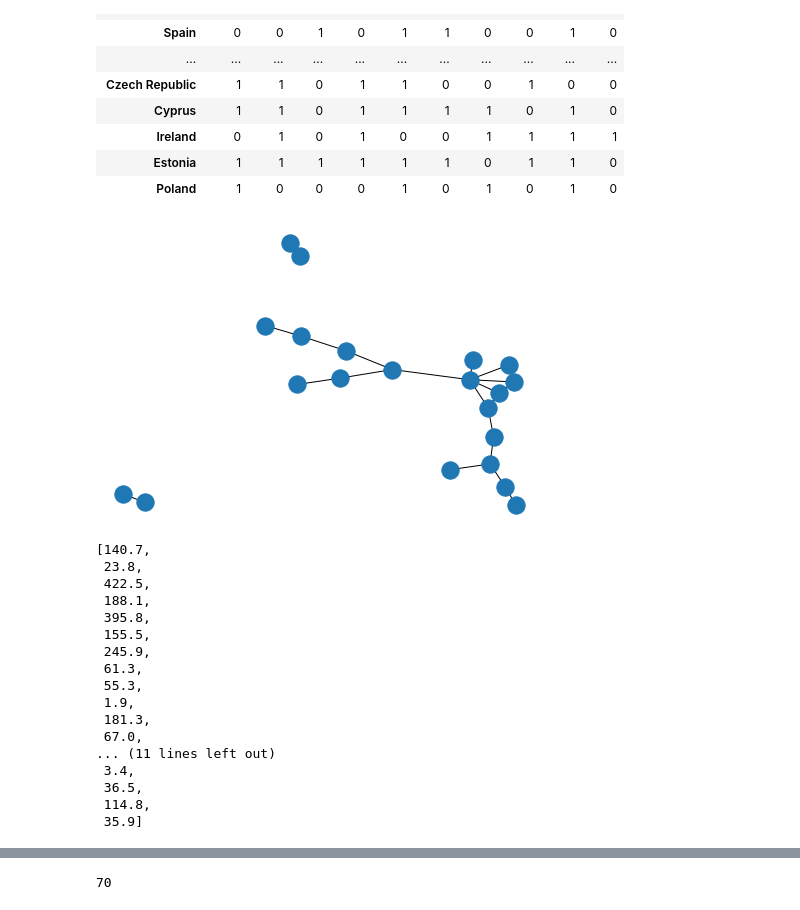
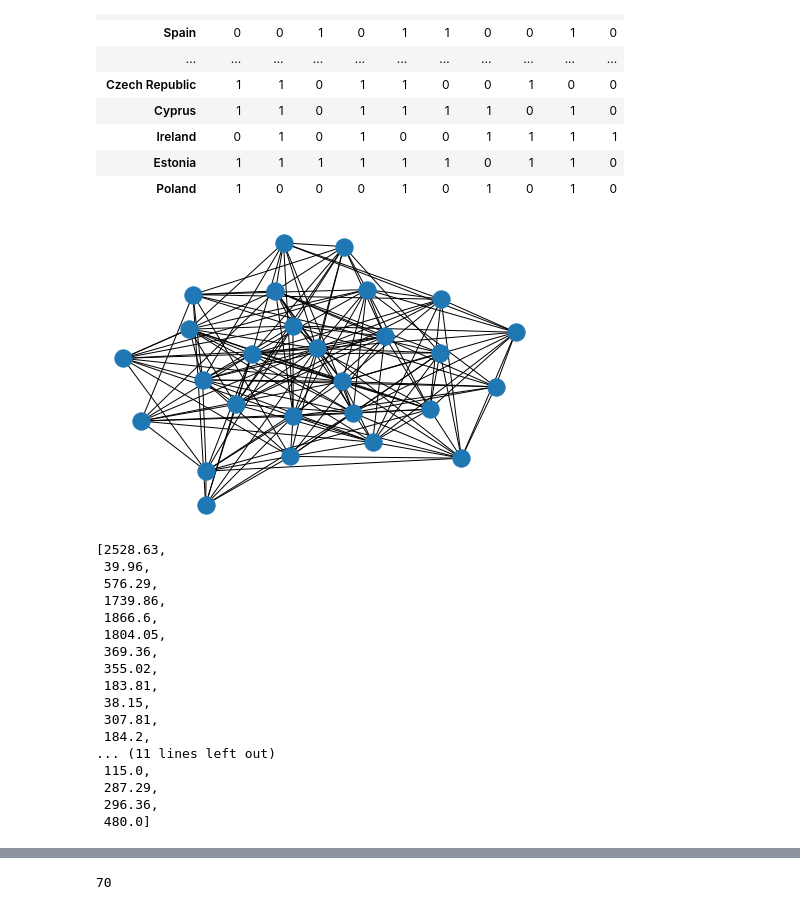
Before and after one commit to positivedefinite/corpgame, a Jupyter notebook: Inspecting genetic results.ipynb, the cells around one changed output, grey strips where cells are left out. Saved outputs shown, nothing was run; the diff lists cells and outputs as text; code cells hidden in the pictures.

```diff
--- a/Inspecting genetic results.ipynb
+++ b/Inspecting genetic results.ipynb
@@ -39,4 +5,5 @@ rmse, abs(arr).mean()
 # %%
-population = pickle.load(open('./data/optimization/population_bigpops_3_9.291.pickle','rb'))
+population = pickle.load(open('./data/optimization/population_random_2.829.pickle','rb'))
+population.sort(key=lambda x: x['error'])
 len(population)
 # %% [output]
@@ -43,0 +32,2 @@ len(population)
+# %%
+population.sort(key=lambda x: len(x['topology']))
@@ -138,41 +136,42 @@ pd.DataFrame(np.array([a[0] for a in p['strategies']]).transpose(), index=countr
 # %%
 # look at the game graph
 hypothesis = population[0]
 game_settings = {
             "start_populations_matrix": hypothesis['starting_state'],
             "topology": hypothesis['topology'],
             'alpha': hypothesis['alpha'],
-            'log_level': "warning"
+            'log_level': "warning",
+            'player_labels':hypothesis['player_labels']
         }
 game = PolymatrixGame(**game_settings)
 import networkx as nx
 G = game.network
 nx.draw(G)
 # %% [output]
-[figure, old version]
+[figure, new version]
 # %%
 # compute gameplay to understand node sizes
 # %%
-node_sizes = [sum(i)/10 for i in population[0]['starting_state']]
+node_sizes = [sum(i)/100 for i in population[0]['starting_state']]
 node_sizes
 # %% [output]
-[140.7,
- 23.8,
- 422.5,
- 188.1,
- 395.8,
- 155.5,
- 245.9,
- 61.3,
- 55.3,
- 1.9,
- 181.3,
- 67.0,
+[2528.63,
+ 39.96,
+ 576.29,
+ 1739.86,
+ 1866.6,
+ 1804.05,
+ 369.36,
+ 355.02,
+ 183.81,
+ 38.15,
+ 307.81,
+ 184.2,
 ... (11 lines left out)
- 3.4,
- 36.5,
- 114.8,
- 35.9]
+ 115.0,
+ 287.29,
+ 296.36,
+ 480.0]
 # %%
 len(node_sizes)
 # %% [output]
```
Also changed, not shown: parts of 10 cells of this notebook, 9 other files.
